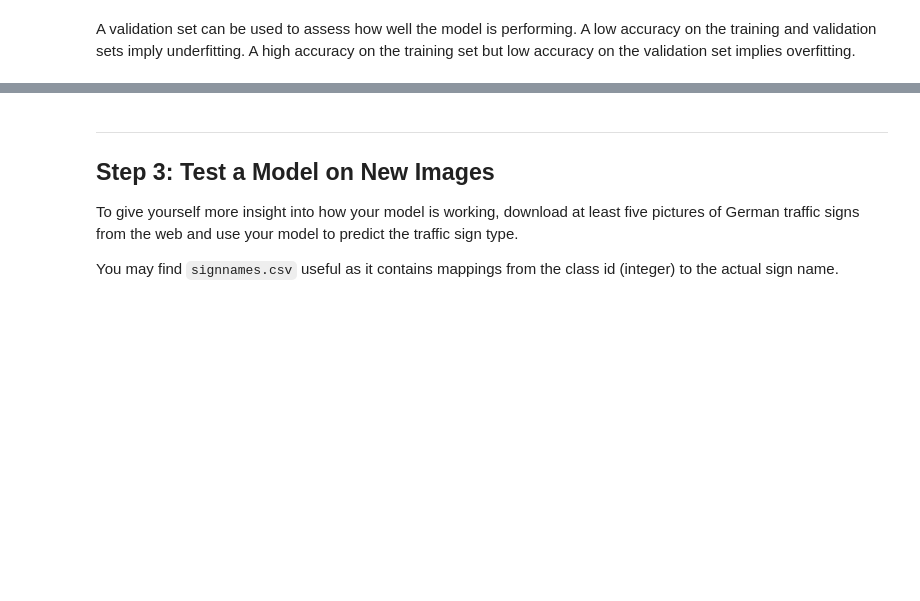
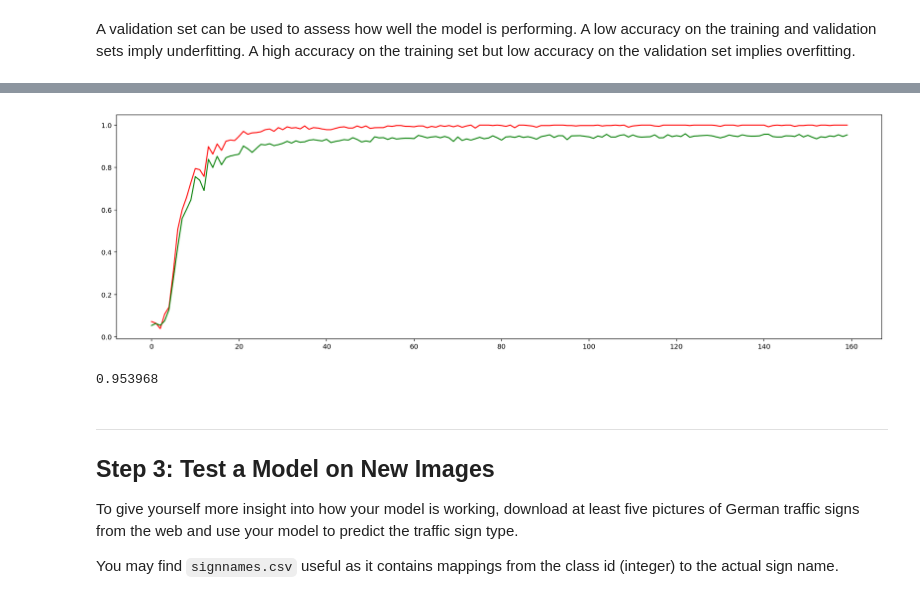
Before and after one commit to KyleGrier/self-driving, a Jupyter notebook: CarND-Traffic-Sign-Classifier-Project/Traffic_Sign_Classifier.ipynb, the cells around one changed output, grey strips where cells are left out. Drawn from its saved outputs; the diff is of its cells as text; code cells hidden in the pictures; blank space fills up the shorter version.

Commit message:
Lenet gets 95% accuracy on Validation set

```diff
--- a/CarND-Traffic-Sign-Classifier-Project/Traffic_Sign_Classifier.ipynb
+++ b/CarND-Traffic-Sign-Classifier-Project/Traffic_Sign_Classifier.ipynb
@@ -271,6 +385,23 @@ accuracy = tf.reduce_mean(tf.cast(correct_pred, tf.float32), name='accuracy')
+# %%
+#Training
+cross_entropy = tf.nn.softmax_cross_entropy_with_logits(labels=one_hot_y, logits=logits)
+loss_operation = tf.reduce_mean(cross_entropy)
+#optimizer = tf.train.AdamOptimizer(learning_rate = lr)
+optimizer = tf.train.RMSPropOptimizer(learning_rate = lr)
+training_operation = optimizer.minimize(loss_operation)
+
+#accuracy
+correct_pred = tf.equal(tf.argmax(logits, 1), tf.argmax(one_hot_y, 1))
+accuracy = tf.reduce_mean(tf.cast(correct_pred, tf.float32), name='accuracy')
 # %%
 # Set hyperparameters
-learning_rate = 0.1
-n_epochs = 100
-batch_size = 256
-keep_probability = 0.5
+learning_rate = 0.001
+n_epochs = 40
+batch_size = 512
+keep_probability = 0.7
+# %%
+'''init = tf.global_variables_initializer()
+with tf.Session() as sess:
+    sess.run(init)
+    print(cl1)
+'''
@@ -289,15 +423,3 @@ from sklearn.utils import shuffle
 init = tf.global_variables_initializer()
-# %%
-# train on a single batch
-X_use, y_use = shuffle(X_train, y_train)
-X_single = X_use[:batch_size]
-y_single = y_use[:batch_size]
-with tf.Session as sess:
-    sess.run(init)
-    for i in range(epoch):
-        sess.run(optimizer, feed_dict={X: X_single, y: y_single, keep_prob: keep_probability})
-        print('Epoch {:>2}:'.format(i), end='')
-        print(sess.run(loss_operation, feed_dict={X: X_single, y: y_single, keep_prob: 1.0}))
-        print(sess.run(accuracy, feed_dict={X: X_single, y: y_single, keep_prob: 1.0}))
 # %%
 # train on all batches
@@ -330,3 +489,25 @@ save_path = saver.save(sess, save_model_path)
+# %%
+plt.plot(range(d_points),t_acc, 'r', range(d_points), v_acc, 'g');
+# %% [output]
+[figure, added]
+# %%
+import tensorflow as tf
+tf.reset_default_graph()
+loaded_graph = tf.Graph()
+save_model_path = './image_classification'
+with tf.Session(graph=loaded_graph) as sess:
+    # Load model
+    loader = tf.train.import_meta_graph(save_model_path + '.meta')
+    loader.restore(sess, save_model_path)
+    loaded_x = loaded_graph.get_tensor_by_name('X:0')
+    loaded_y = loaded_graph.get_tensor_by_name('y:0')
+    loaded_keep_prob = loaded_graph.get_tensor_by_name('keep_prob:0')
+    loaded_acc = loaded_graph.get_tensor_by_name('accuracy:0')
+    test_acc = sess.run(loaded_acc,
+                     feed_dict={loaded_x: X_valid_bright_gray, loaded_y: y_valid, loaded_keep_prob: 1.0})
+    print(test_acc)
+# %% [output]
+0.953968
 # %% [markdown]
 ---
 
```
Also changed, not shown: parts of 11 cells of this notebook, 3 other files.
